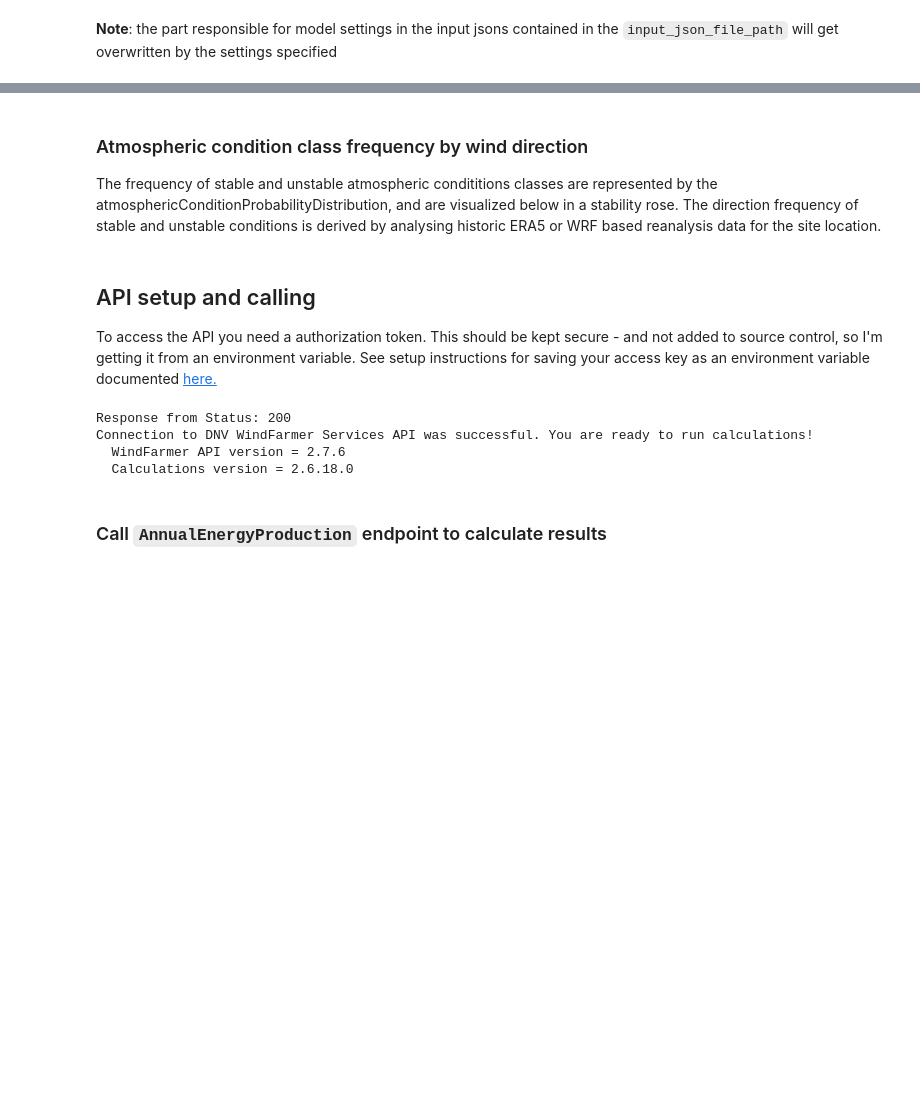
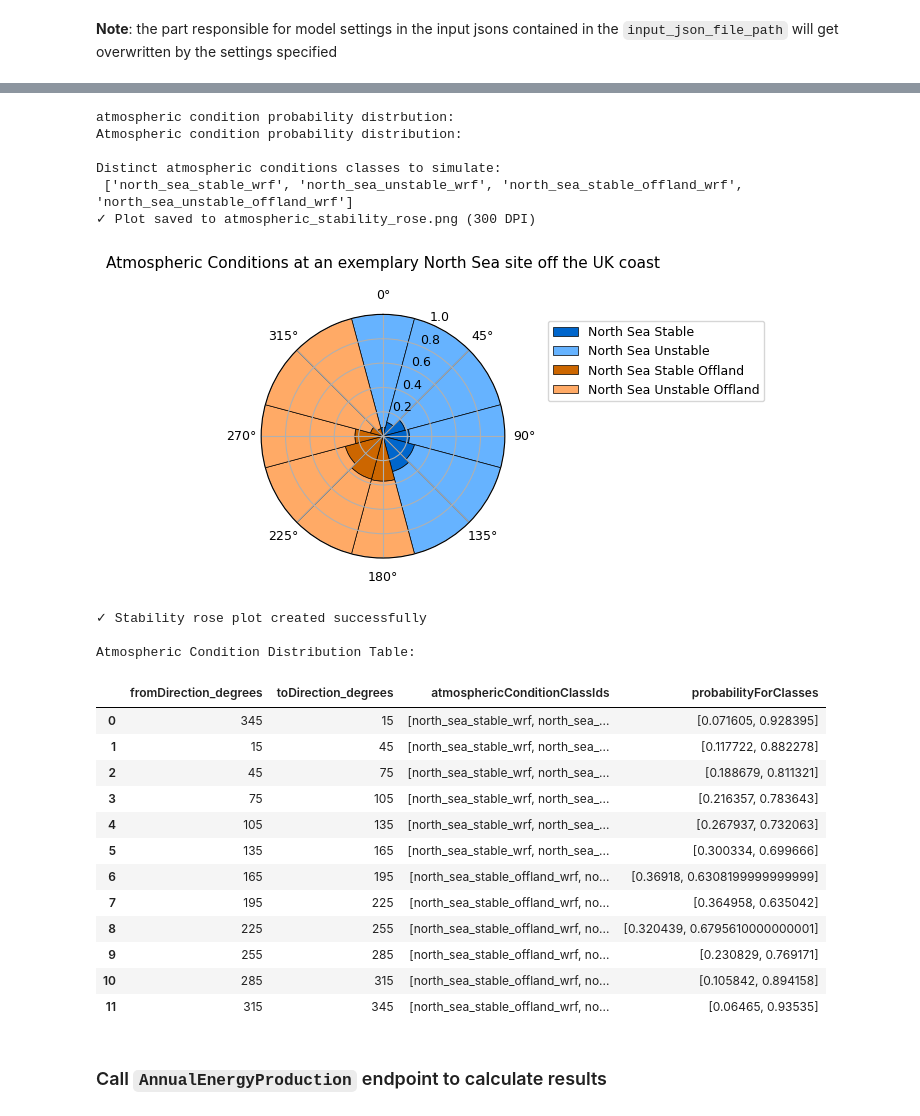
Before and after one commit to dnv-opensource/WindFarmer-automation, a Jupyter notebook: Examples/WebApi/CFDMLv2/cfdml_v2_calculator.ipynb, the cells around one changed output, grey strips where cells are left out. Cells and saved outputs as stored; diff of their text form; code cells hidden in the pictures; blank space fills up the shorter version.

```diff
--- a/Examples/WebApi/CFDMLv2/cfdml_v2_calculator.ipynb
+++ b/Examples/WebApi/CFDMLv2/cfdml_v2_calculator.ipynb
@@ -27,3 +26,7 @@ from script_lib import aep_results
+# %%
+projectId= "TheBowl"
+siteLatitude= 51.5
+siteLongitude= 1.3
 # %% [markdown]
 # Import the API inputs as a json file
 The easiest and most reliable way to web API inputs is via the WindFarmer desktop application.
@@ -117,0 +125,8 @@ lwf_paramters = {
+# %%
+api_url = 'https://windfarmer.dnv.com/api/v3/'
+auth_token = os.environ['WINDFARMER_ACCESS_KEY']
+
+# The token should be passed as an Authorization header.
+#  We also need to set the `Content-Type` to let the API know that we're sending JSON data.
+
+wf_api = api_calls.WindFarmerAPI(auth_token, api_url)
@@ -136,5 +183,0 @@ The training has been performed over a wide range of wind farms and atmospheric
-# %% [markdown]
-### Atmospheric condition class frequency by wind direction
-The frequency of stable and unstable atmospheric condititions classes are represented by the atmosphericConditionProbabilityDistribution,
-and are visualized below in a stability rose. The direction frequency of stable and unstable conditions is derived by analysing historic ERA5
-or WRF based reanalysis data for the site location.
@@ -145,3 +184,31 @@ pd.DataFrame(atmosperhic_conditions["atmosphericConditionProbabilityDistribution
+# %%
+print("atmospheric condition probability distrbution:" )
+cfdml_v2.plot_atmospheric_conditions_rose(site_classification['atmosphericConditions']['atmosphericConditionProbabilityDistribution'])
+pd.DataFrame(site_classification['atmosphericConditions']['atmosphericConditionProbabilityDistribution'])
+# %% [output]
+atmospheric condition probability distrbution:
+Atmospheric condition probability distribution:
+
+Distinct atmospheric conditions classes to simulate:
+ ['north_sea_stable_wrf', 'north_sea_unstable_wrf', 'north_sea_stable_offland_wrf', 'north_sea_unstable_offland_wrf']
+✓ Plot saved to atmospheric_stability_rose.png (300 DPI)
+[figure, added]
+✓ Stability rose plot created successfully
+
+Atmospheric Condition Distribution Table:
+|  | fromDirection_degrees | toDirection_degrees | atmosphericConditionClassIds | probabilityForClasses |
+| 0 | 345 | 15 | [north_sea_stable_wrf, north_sea_... | [0.071605, 0.928395] |
+| 1 | 15 | 45 | [north_sea_stable_wrf, north_sea_... | [0.117722, 0.882278] |
+| 2 | 45 | 75 | [north_sea_stable_wrf, north_sea_... | [0.188679, 0.811321] |
+| 3 | 75 | 105 | [north_sea_stable_wrf, north_sea_... | [0.216357, 0.783643] |
+| 4 | 105 | 135 | [north_sea_stable_wrf, north_sea_... | [0.267937, 0.732063] |
+| 5 | 135 | 165 | [north_sea_stable_wrf, north_sea_... | [0.300334, 0.699666] |
+| 6 | 165 | 195 | [north_sea_stable_offland_wrf, no... | [0.36918, 0.6308199999999999] |
+| 7 | 195 | 225 | [north_sea_stable_offland_wrf, no... | [0.364958, 0.635042] |
+| 8 | 225 | 255 | [north_sea_stable_offland_wrf, no... | [0.320439, 0.6795610000000001] |
+| 9 | 255 | 285 | [north_sea_stable_offland_wrf, no... | [0.230829, 0.769171] |
+| 10 | 285 | 315 | [north_sea_stable_offland_wrf, no... | [0.105842, 0.894158] |
+| 11 | 315 | 345 | [north_sea_stable_offland_wrf, no... | [0.06465, 0.93535] |
 # %%
 # Import utility functions
 from script_lib.input_json_prep import (
@@ -180,21 +239,4 @@ inputs_file_name = f'cfdmlv2apiinputs_{projectInfo["projectId"]}.json'
 with open(inputs_file_name, 'w') as f:
     json.dump(json_input, f, indent=4, allow_nan=False)
-# %% [markdown]
-## API setup and calling
-To access the API you need a authorization token.
-This should be kept secure - and not added to source control, so I'm getting it from an environment variable. See setup instructions for saving your access key as an environment variable documented [here.](https://myworkspace.dnv.com/download/public/renewables/windfarmer/manuals/latest/WebAPI/Introduction/gettingStarted.html)
-# %%
-api_url = 'https://windfarmer.dnv.com/api/v2/'
-auth_token = os.environ['WINDFARMER_ACCESS_KEY']
-
-# The token should be passed as an Authorization header.
-#  We also need to set the `Content-Type` to let the API know that we're sending JSON data.
-
-wf_api = api_calls.WindFarmerAPI(auth_token, api_url)
-# %% [output]
-Response from Status: 200
-Connection to DNV WindFarmer Services API was successful. You are ready to run calculations!
-  WindFarmer API version = 2.7.6
-  Calculations version = 2.6.18.0
 # %% [markdown]
 ### Call `AnnualEnergyProduction` endpoint to calculate results
```
Also changed, not shown: parts of 28 cells of this notebook, 18 other files.
